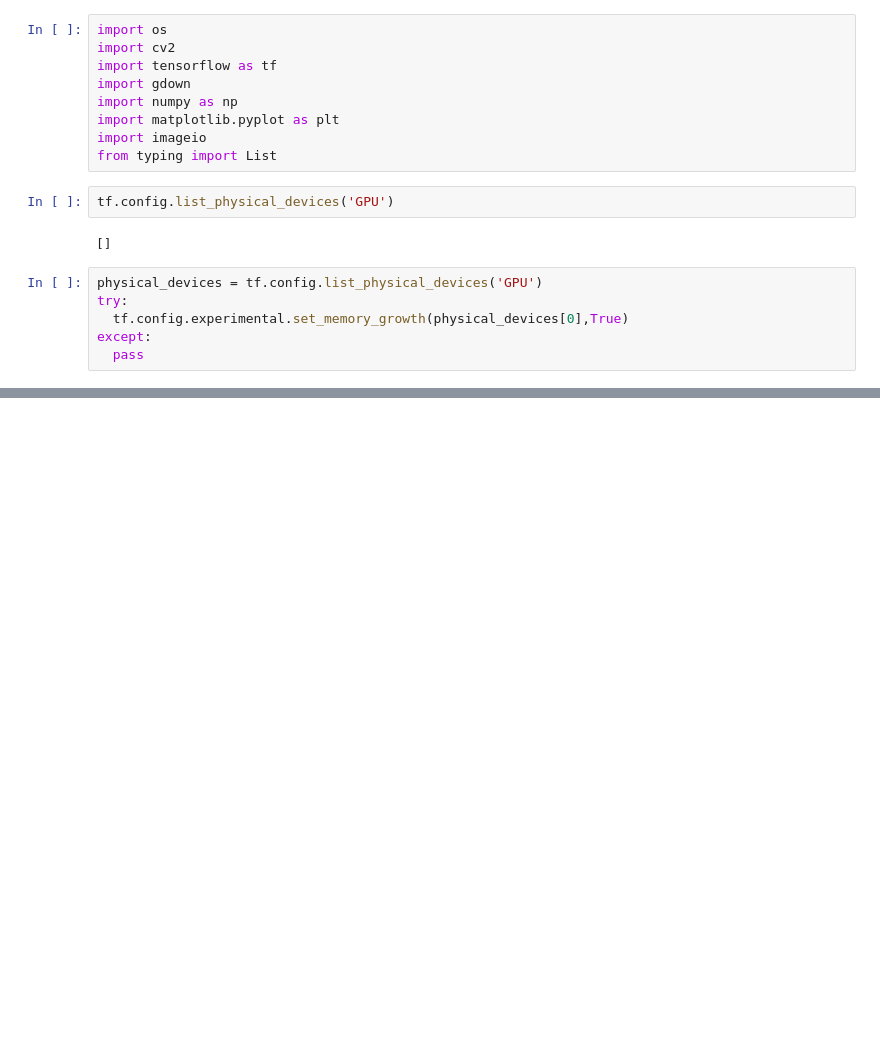
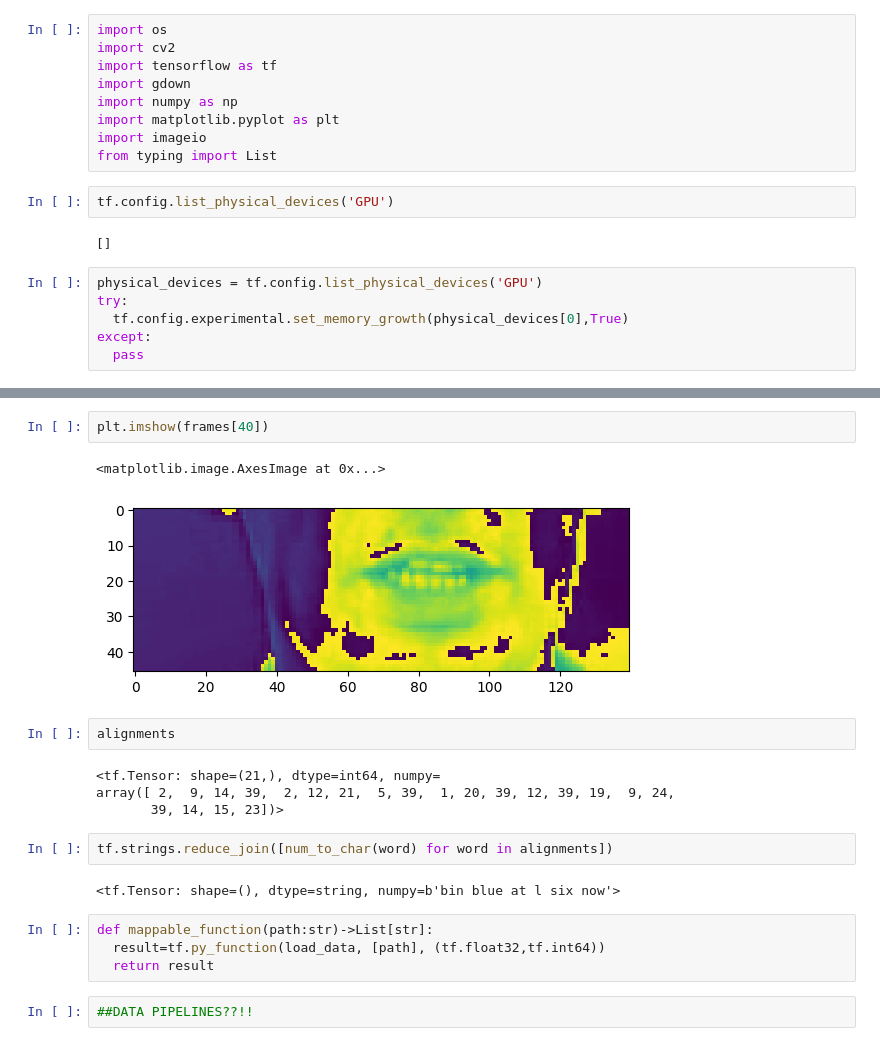
Before and after one commit to AmenaInamdar/LipReaderCV, a Jupyter notebook: code.ipynb, the cells around one changed output, grey strips where cells are left out. Drawn from its saved outputs; the diff is of its cells as text; blank space fills up the shorter version.

```diff
--- a/code.ipynb
+++ b/code.ipynb
@@ -37,0 +126,21 @@ except:
+# %%
+plt.imshow(frames[40])
+# %% [output]
+<matplotlib.image.AxesImage at 0x...>
+[figure, added]
+# %%
+alignments
+# %% [output]
+<tf.Tensor: shape=(21,), dtype=int64, numpy=
+array([ 2,  9, 14, 39,  2, 12, 21,  5, 39,  1, 20, 39, 12, 39, 19,  9, 24,
+       39, 14, 15, 23])>
+# %%
+tf.strings.reduce_join([num_to_char(word) for word in alignments])
+# %% [output]
+<tf.Tensor: shape=(), dtype=string, numpy=b'bin blue at l six now'>
+# %%
+def mappable_function(path:str)->List[str]:
+  result=tf.py_function(load_data, [path], (tf.float32,tf.int64))
+  return result
+# %%
+##DATA PIPELINES??!!
```
Also changed, not shown: parts of 10 cells of this notebook.
